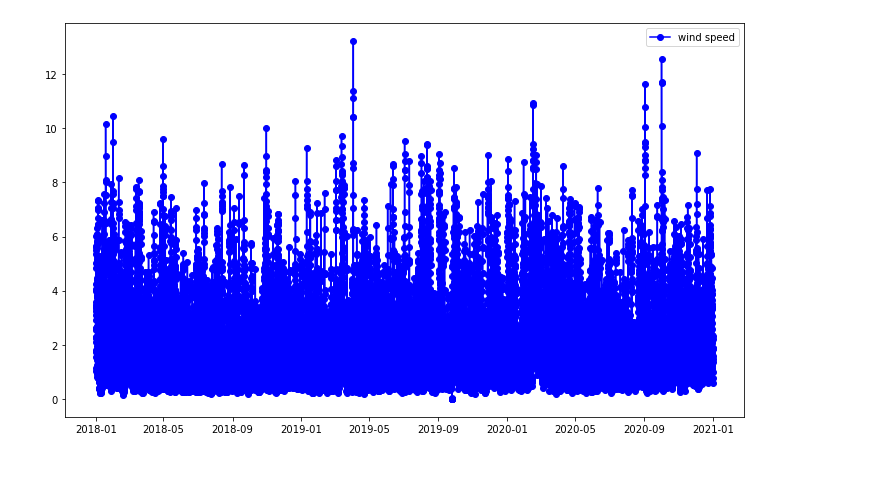
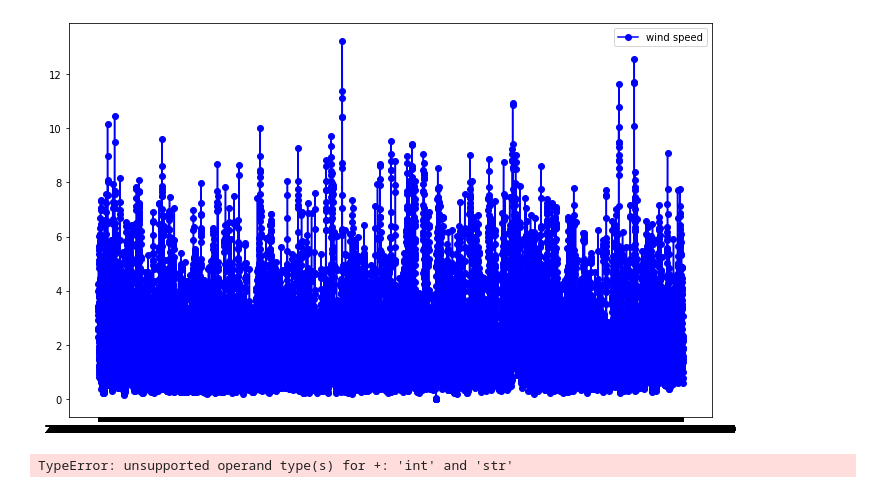
Before and after one commit to hslgao4/Time_series-final_project, a Jupyter notebook: clean_data.ipynb, the cells around one changed output. Saved outputs shown, nothing was run; the diff lists cells and outputs as text; code cells hidden in the pictures.

```diff
--- a/clean_data.ipynb
+++ b/clean_data.ipynb
@@ -89,8 +115,14 @@ hourly_df.to_csv("hourly_df.csv")
+# %%
+df = pd.read_csv("hourly_df.csv")
 # %%
 plt.figure(figsize=(10, 6))
-plt.plot(hourly_df['date'], hourly_df["wv (m/s)"], marker='o', linestyle='-', color='b', label='wind speed')
+plt.plot(df['date'], df["wv (m/s)"], marker='o', linestyle='-', color='b', label='wind speed')
 plt.legend()
 plt.tight_layout()
 plt.show()
 # %% [output]
-[figure, old version]
+[figure, new version]
+# %%
+cal_ACF(df, 20, "Hourly dataset")
+# %% [output]
+TypeError: unsupported operand type(s) for +: 'int' and 'str'
```
Also changed, not shown: parts of 22 cells of this notebook, 3 other files.
